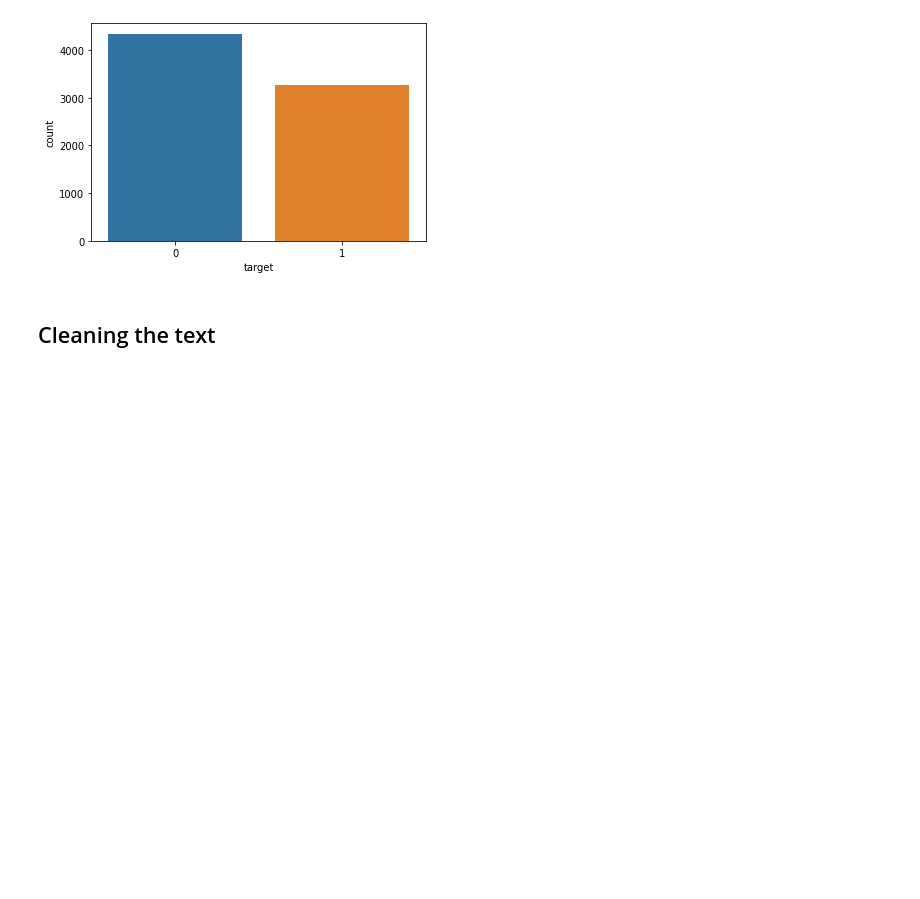
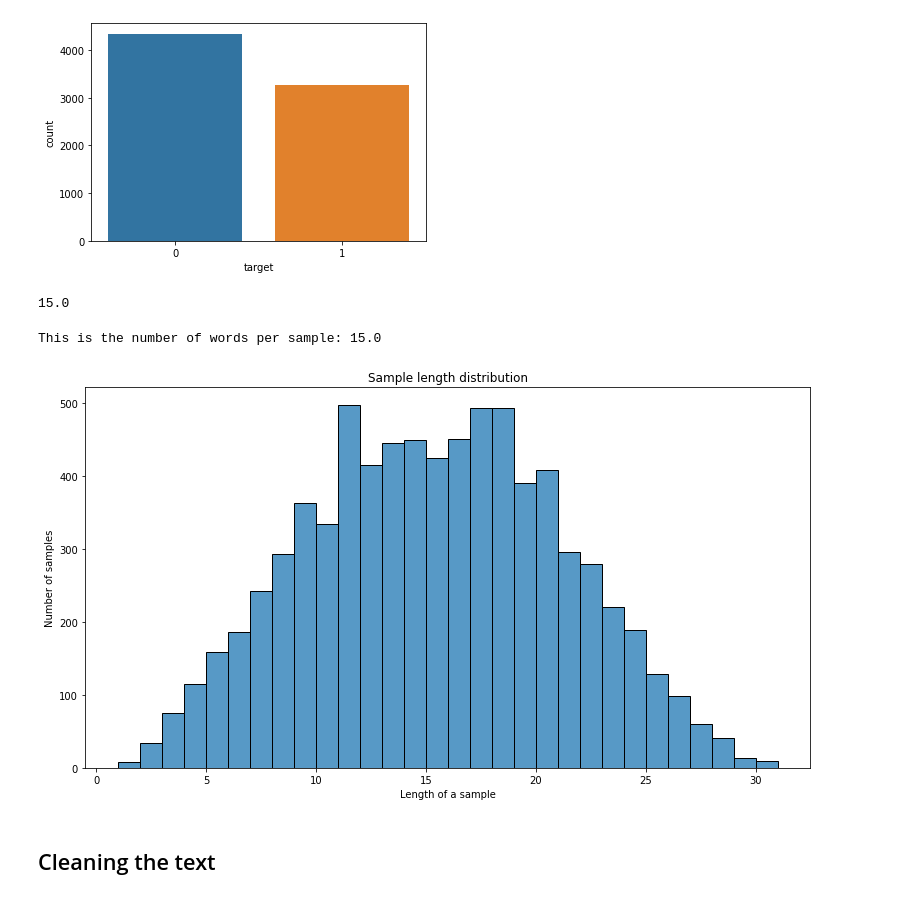
Before and after one commit to Mounice97/Portfolio, a Jupyter notebook: Competition_NLP/competition-nlp.ipynb, the cells around one changed output. Cells and saved outputs as stored; diff of their text form; code cells hidden in the pictures; blank space fills up the shorter version.

Commit message:
Added additional analysis in NLP projects: N-grams and Sample length

```diff
--- a/Competition_NLP/competition-nlp.ipynb
+++ b/Competition_NLP/competition-nlp.ipynb
@@ -51,6 +54,23 @@ print(train.target.value_counts())
 1    3271
 Name: target, dtype: int64
 [figure]
+# %%
+ np.median([len(s.split()) for s in train.text])
+# %% [output]
+15.0
+# %%
+words_per_sample = np.median([len(s.split()) for s in train.text])
+print(f'This is the number of words per sample: {words_per_sample}')
+# %% [output]
+This is the number of words per sample: 15.0
+# %%
+plt.figure(figsize=(13,7))
+sns.histplot(data=[len(s.split()) for s in train.text], bins=30)
+plt.xlabel('Length of a sample');
+plt.ylabel('Number of samples');
+plt.title('Sample length distribution');
+# %% [output]
+[figure, added]
 # %%
 y=train.target
 # %% [markdown]
```
Also changed, not shown: parts of 1 cell of this notebook, 4 other files.
